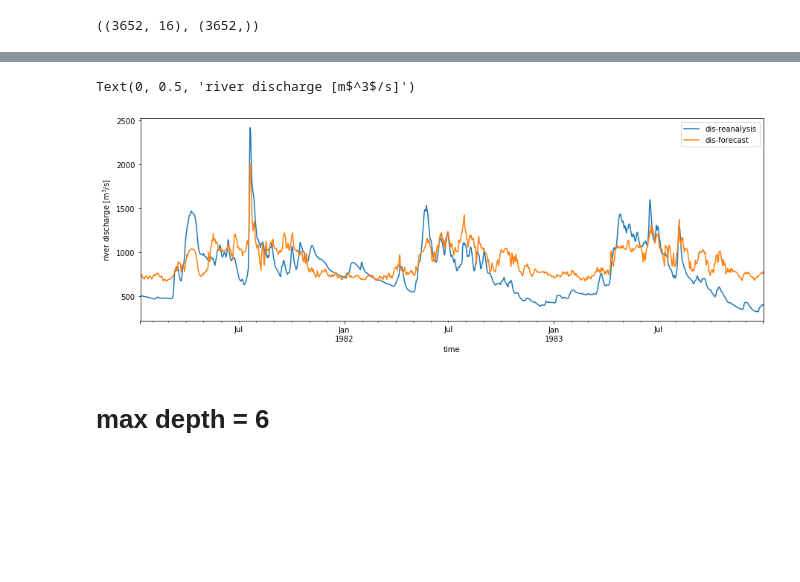
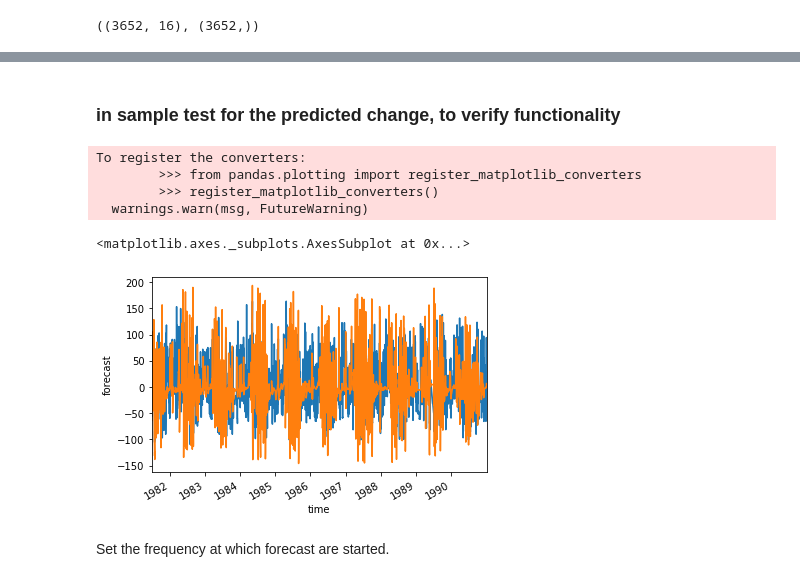
Before and after one commit to ECMWFCode4Earth/ml_flood, a Jupyter notebook: notebooks/3_model_tests/3.04_XGBoost.ipynb, the cells around one changed output, grey strips where cells are left out. Cells and saved outputs as stored; diff of their text form; code cells hidden in the pictures; blank space fills up the shorter version.

Commit message:
update boost

```diff
--- a/notebooks/3_model_tests/3.04_XGBoost.ipynb
+++ b/notebooks/3_model_tests/3.04_XGBoost.ipynb
@@ -112,3 +134,19 @@ Xda, yda
+# %%
+time = y_train.time
+Xda = X_train.chunk(dict(time=-1, features=-1)).dropna(dim='time').to_pandas()
+
+if abs_vals_switch:
+    # train on absolute values
+    yda = y_train.to_pandas().loc[Xda.index]
+    # removing outlier and removing same parts from X
+    yda = remove_outlier(yda)
+    Xda = Xda.loc[yda.index]
+else:
+    # train on change in discharge values
+    yda = y_train.diff(dim='time').to_pandas().loc[Xda.index]
+    # removing outlier and removing same parts from X
+    yda = remove_outlier(yda)
+    Xda = Xda.loc[yda.index]
 # %%
 import joblib
 from sklearn.pipeline import Pipeline
@@ -122,10 +162,10 @@ from sklearn.ensemble import AdaBoostRegressor
 # %%
-model = AdaBoostRegressor(DecisionTreeRegressor(max_depth=2),
-                          n_estimators=400)
-
-
+model = GradientBoostingRegressor(n_estimators=400,
+                                  learning_rate=0.2,
+                                  max_depth=10,
+                                  random_state=0,
+                                  loss='ls')
 
 pipe = Pipeline([('scaler', StandardScaler()),
                  #('pca', PCA(n_components=6)),
-                 ('model', model),],
-                verbose=True)
+                 ('model', model),], verbose=True)
@@ -132,4 +181,2 @@ pipe = Pipeline([('scaler', StandardScaler()),
 # %%
-Xda = Xda.persist()
-
 pipe.fit(Xda, yda)
@@ -138,0 +203,20 @@ with ProgressBar():
+# %% [markdown]
+### in sample test for the predicted change, to verify functionality
+# %%
+def add_time(vector, time, name=None):
+    """Converts arrays to xarrays with a time coordinate."""
+    return xr.DataArray(vector, dims=('time'), coords={'time': time}, name=name)
+# %%
+y_pred = pipe.predict(Xda)
+y_pred = add_time(y_pred, Xda.index, name='forecast')
+y_pred.plot()
+yda.plot()
+# %% [output]
+To register the converters:
+        >>> from pandas.plotting import register_matplotlib_converters
+        >>> register_matplotlib_converters()
+  warnings.warn(msg, FutureWarning)
+<matplotlib.axes._subplots.AxesSubplot at 0x...>
+[figure, added]
+# %% [markdown]
+Set the frequency at which forecast are started.
@@ -141,11 +229,0 @@ ytest = add_time(ytest, time, name='dis-forecast')
-# %%
-fig, ax = plt.subplots(figsize=(15,5))
-Xyt.loc[predictand].to_pandas().plot(ax=ax, label='dis-reanalysis')
-ytest.to_pandas().plot(ax=ax, label='dis-forecast')
-plt.legend()
-ax.set_ylabel('river discharge [m$^3$/s]')
-# %% [output]
-Text(0, 0.5, 'river discharge [m$^3$/s]')
-[figure, removed]
-# %% [markdown]
-# max depth = 6
```
Also changed, not shown: parts of 40 cells of this notebook.
